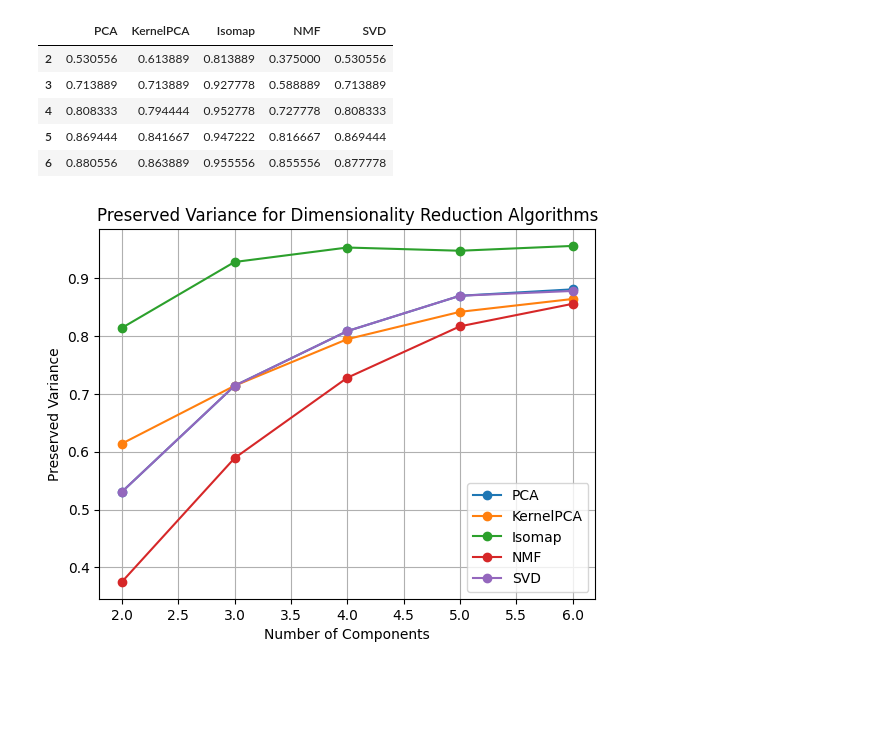
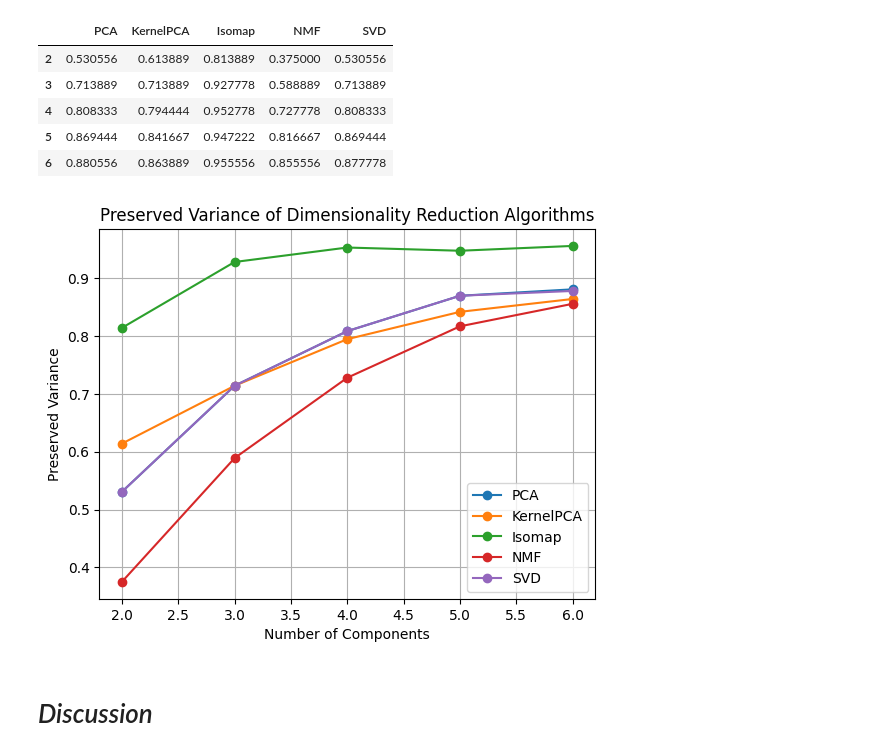
Before and after one commit to panstenos/Dimensionality-Reduction, a Jupyter notebook: Dimensionality Reduction.ipynb, the cells around one changed output. Saved outputs shown, nothing was run; the diff lists cells and outputs as text; code cells hidden in the pictures; blank space fills up the shorter version.

Commit message:
Version 1.0 - Added discussion section - Improved code

```diff
--- a/Dimensionality Reduction.ipynb
+++ b/Dimensionality Reduction.ipynb
@@ -458,9 +435,11 @@ scores_df
 # %%
 scores_df.plot(kind='line', style='o-')
 plt.xlabel('Number of Components')
 plt.ylabel('Preserved Variance')
-plt.title('Preserved Variance for Dimensionality Reduction Algorithms')
+plt.title('Preserved Variance of Dimensionality Reduction Algorithms')
 plt.grid()
 plt.show()
 # %% [output]
-[figure, old version]
+[figure, new version]
+# %% [markdown]
+# *Discussion*
```
Also changed, not shown: parts of 13 cells of this notebook, 32 other files.
